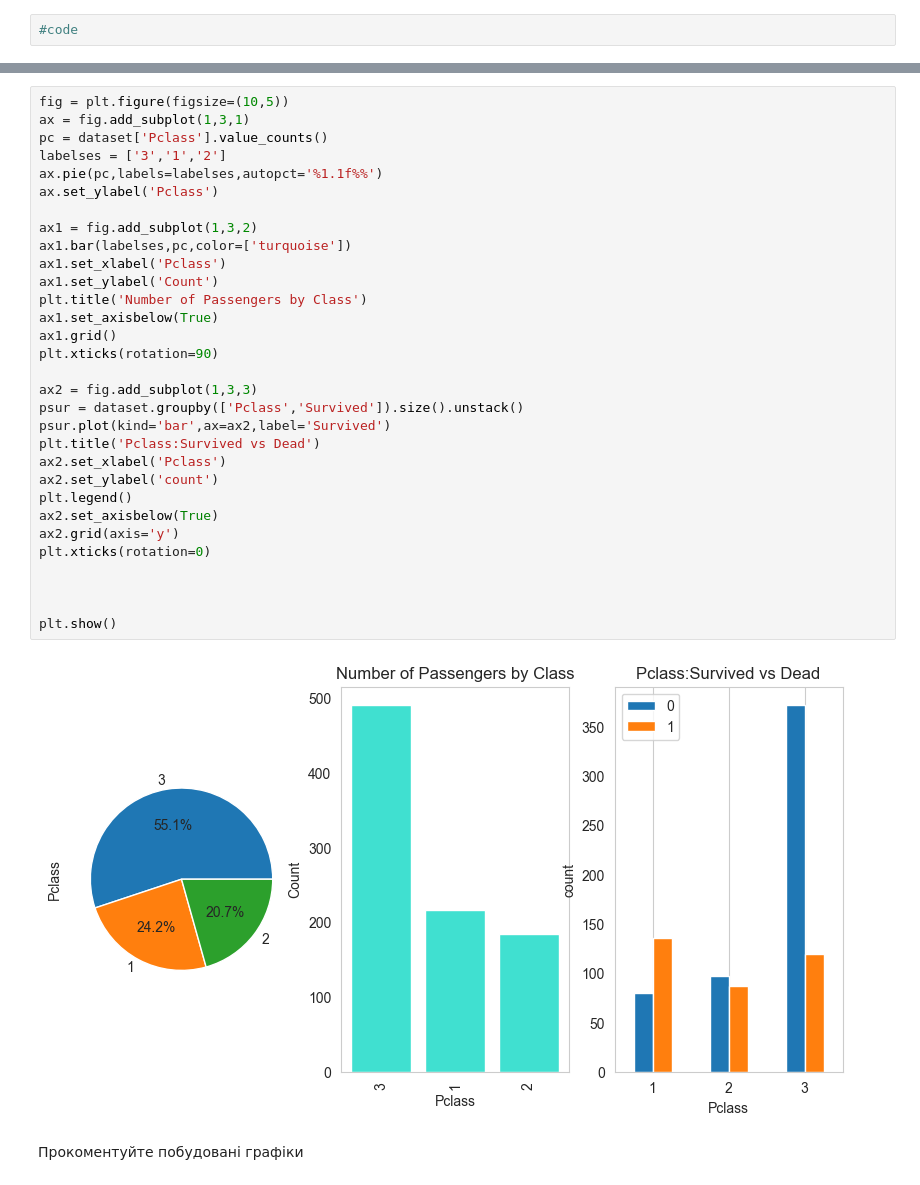
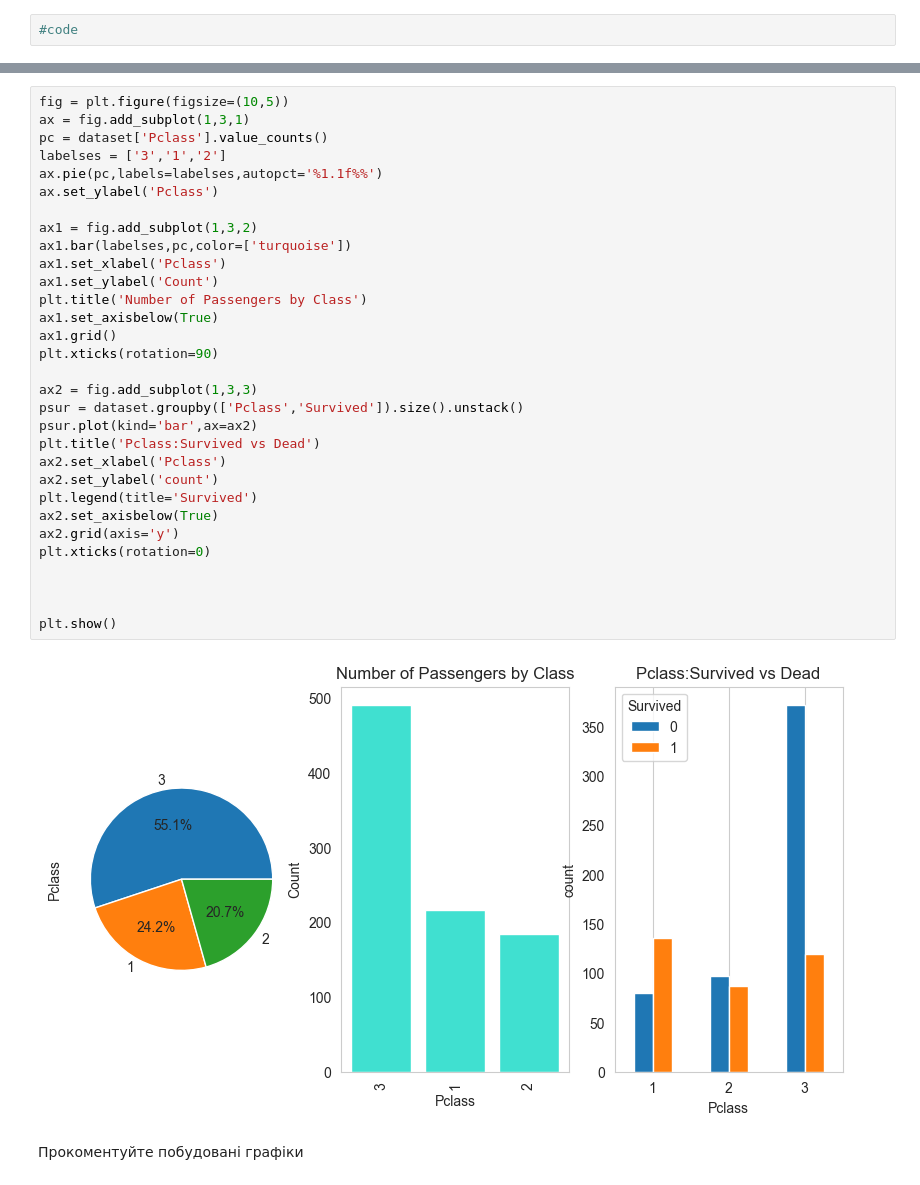
Before and after one commit to Prosik2205/OSHI, a Jupyter notebook: Task2_basic_ai_prosimyak_oleksander.ipynb, the cells around one changed output, grey strips where cells are left out. Saved outputs shown, nothing was run; the diff lists cells and outputs as text.

```diff
--- a/Task2_basic_ai_prosimyak_oleksander.ipynb
+++ b/Task2_basic_ai_prosimyak_oleksander.ipynb
@@ -123,36 +123,36 @@ dtype: int64
 # %%
 fig = plt.figure(figsize=(10,5))
 ax = fig.add_subplot(1,3,1)
 pc = dataset['Pclass'].value_counts()
 labelses = ['3','1','2']
 ax.pie(pc,labels=labelses,autopct='%1.1f%%')
 ax.set_ylabel('Pclass')
 
 ax1 = fig.add_subplot(1,3,2)
 ax1.bar(labelses,pc,color=['turquoise'])
 ax1.set_xlabel('Pclass')
 ax1.set_ylabel('Count')
 plt.title('Number of Passengers by Class')
 ax1.set_axisbelow(True)
 ax1.grid()
 plt.xticks(rotation=90)
 
 ax2 = fig.add_subplot(1,3,3)
 psur = dataset.groupby(['Pclass','Survived']).size().unstack()
-psur.plot(kind='bar',ax=ax2,label='Survived')
+psur.plot(kind='bar',ax=ax2)
 plt.title('Pclass:Survived vs Dead')
 ax2.set_xlabel('Pclass')
 ax2.set_ylabel('count')
-plt.legend()
+plt.legend(title='Survived')
 ax2.set_axisbelow(True)
 ax2.grid(axis='y')
 plt.xticks(rotation=0)
 
 
 
 plt.show()
 # %% [output]
-[figure, old version]
+[figure, new version]
 # %% [markdown]
 Прокоментуйте побудовані графіки
 # %% [markdown]
```
Also changed, not shown: parts of 2 cells of this notebook.
